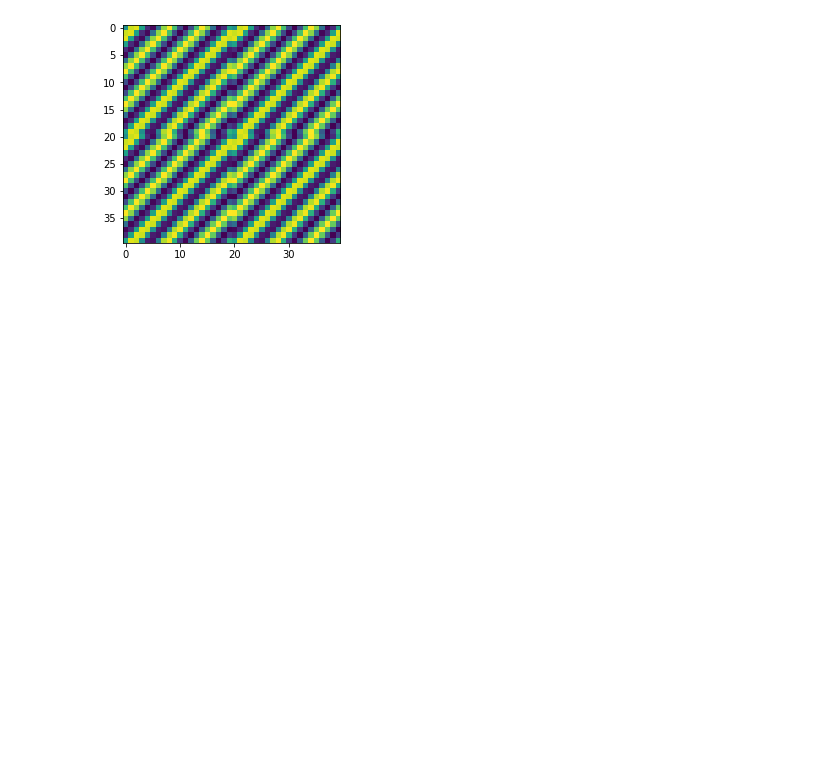
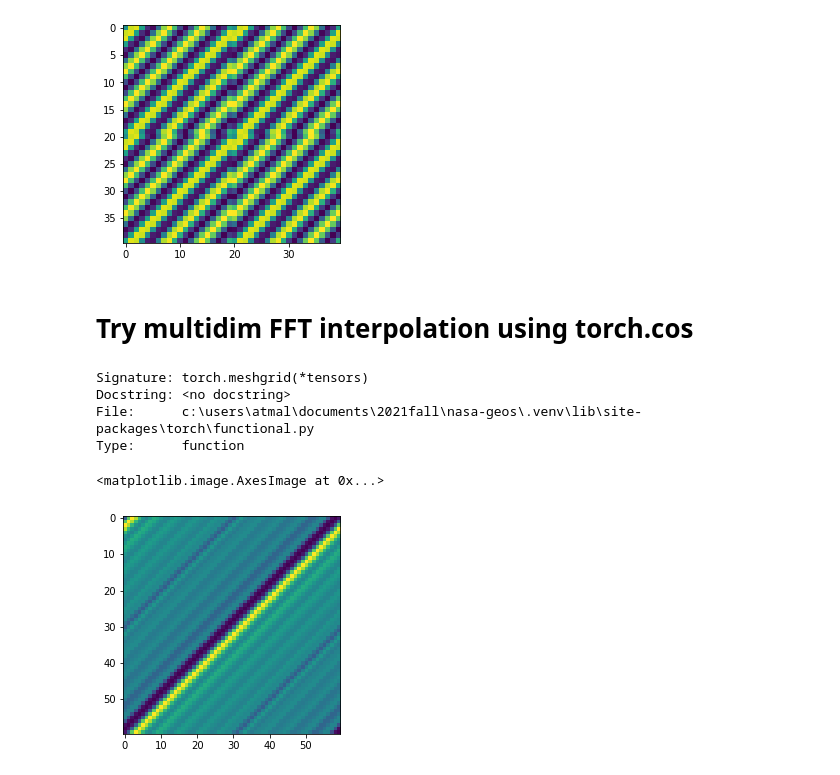
Before and after one commit to AlexTMallen/NASA-GEOS, a Jupyter notebook: 1D-omega-speedup.ipynb, the cells around one changed output. Saved outputs shown, nothing was run; the diff lists cells and outputs as text; code cells hidden in the pictures; blank space fills up the shorter version.

Commit message:
torch differentiable 2D FFT interpolation

```diff
--- a/1D-omega-speedup.ipynb
+++ b/1D-omega-speedup.ipynb
@@ -492,4 +426,0 @@ F1 = np.array([np.meshgrid(freqs[t], freqs[t], indexing="ij")[1] for t in range(
-# %%
-M = np.exp(complex("j") * 2 * np.pi * (F0 * w0 + F1 * w1))
-loss = np.sum(Lft * M) / (T*K)**2 # np.sum(np.prod(np.prod(L * M, axis=1), axis=1))
-loss
@@ -570,3 +479,12 @@ plt.imshow(np.real(s_dup))
 # %% [output]
 <matplotlib.image.AxesImage at 0x...>
 [figure]
+# %% [markdown]
+# Try multidim FFT interpolation using torch.cos
+# %%
+torch.meshgrid
+# %% [output]
+Signature: torch.meshgrid(*tensors)
+Docstring: <no docstring>
+File:      c:\users\atmal\documents\2021fall\nasa-geos\.venv\lib\site-packages\torch\functional.py
+Type:      function
@@ -572,0 +493,26 @@ plt.imshow(np.real(s_dup))
+# %%
+T = 10
+K = 6
+inpts = torch.arange(K*T, dtype=torch.float32, requires_grad=True) * 2 * np.pi / (K * T)
+mesh_t, mesh1, mesh2 = torch.meshgrid(torch.arange(1, T + 1, dtype=torch.float32), inpts, inpts)
+local_losses = torch.exp(torch.sin(mesh_t * (mesh1 + mesh2)))
+global_losses = torch.sum(local_losses, axis=0)
+L = torch.stack([local_losses[0, 0:K*T:T, 0:K*T:T] for t in range(1, T+1)])
+Lft = fftshift(fftn(L, dim=(1, 2)), dim=(1, 2))  # if I don't do fftshift, I can think of the frequencies as n/N for n = 0:N-13 (not when doing zero padding)
+# %%
+# M is a matrix you multiply by Lft to get E
+losses = torch.zeros((global_losses.shape), dtype=torch.complex64)
+# each element is what freq is represented by the corresponding element in a 1D L
+freqs = torch.stack([fftshift(fftfreq(K)) * t / T for t in range(1, T + 1)])
+F0 = torch.stack([torch.meshgrid(freqs[t], freqs[t], indexing="ij")[0] for t in range(T)])
+F1 = torch.stack([torch.meshgrid(freqs[t], freqs[t], indexing="ij")[1] for t in range(T)])
+for i, w0 in enumerate(torch.arange(K * T)):
+    for j, w1 in enumerate(torch.arange(K * T)):
+        M = torch.exp(complex("j") * 2 * np.pi * (F0 * w0 + F1 * w1))
+        loss = torch.sum(Lft * M) / K**2  # np.sum(np.prod(np.prod(L * M, axis=1), axis=1))
+        losses[i, j] = loss
+# %%
+plt.imshow(np.real(losses.detach().numpy()))
+# %% [output]
+<matplotlib.image.AxesImage at 0x...>
+[figure, added]
```
Also changed, not shown: parts of 22 cells of this notebook.
